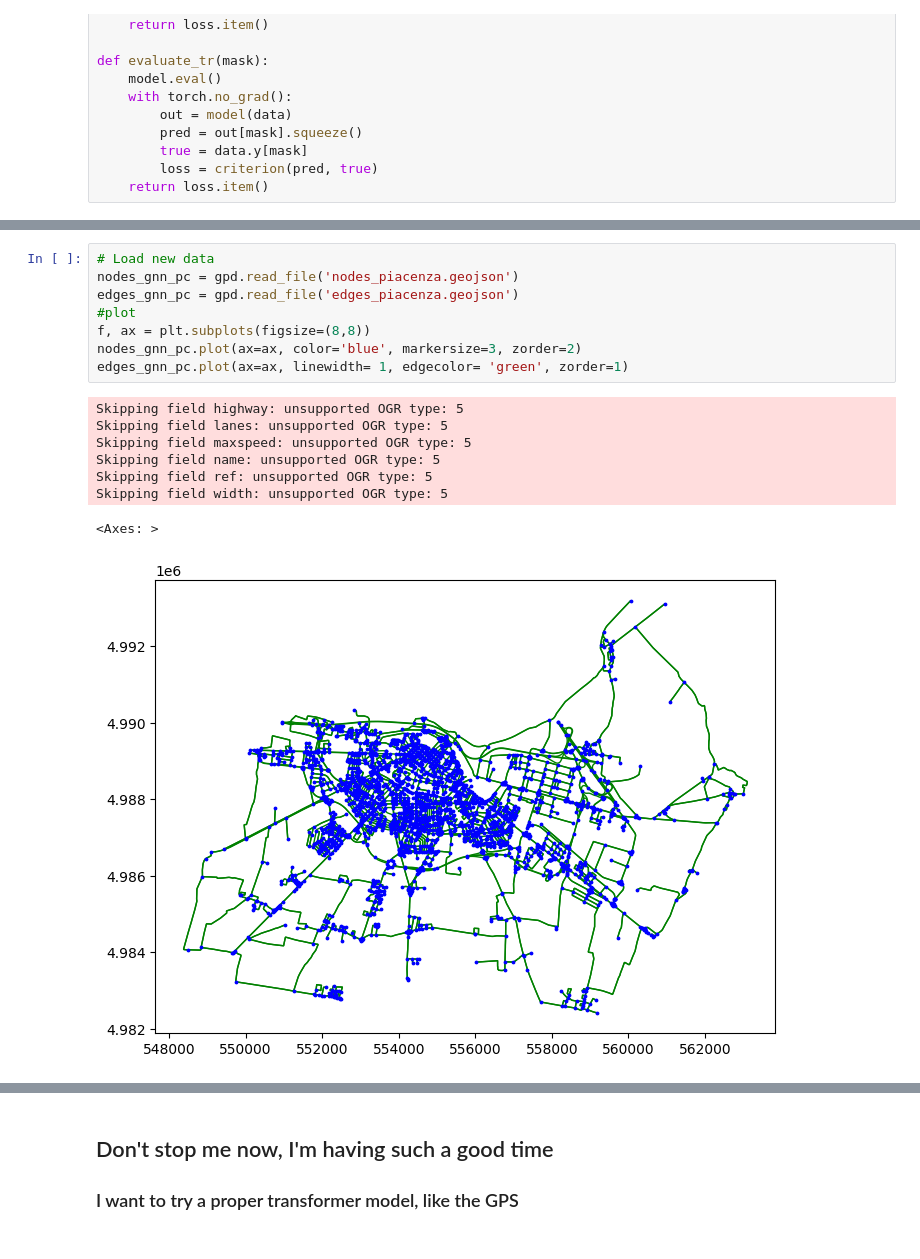
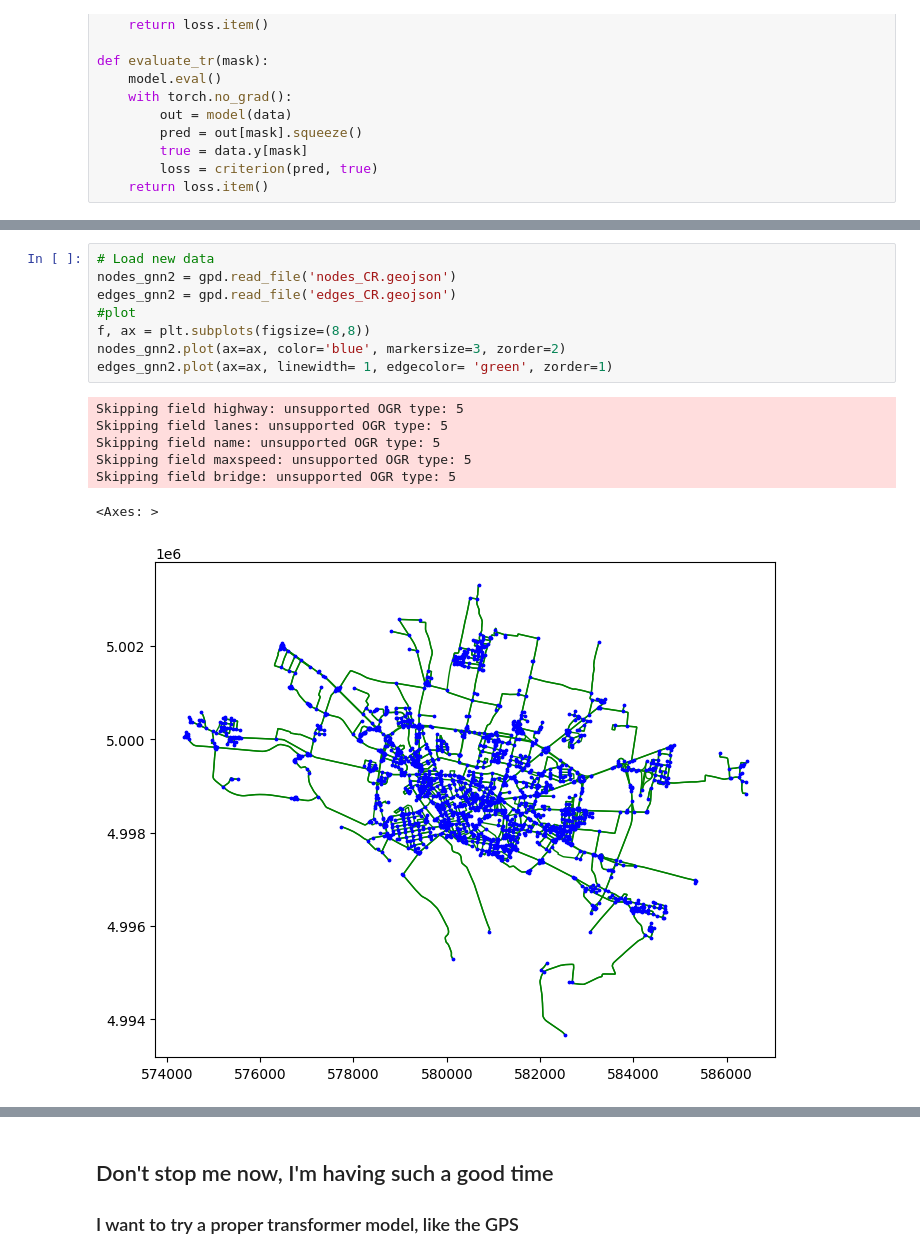
Before and after one commit to StefanoCarotti/FBK, a Jupyter notebook: GDS/CR/CR-2.ipynb, the cells around one changed output, grey strips where cells are left out. Drawn from its saved outputs; the diff is of its cells as text.

```diff
--- a/GDS/CR/CR-2.ipynb
+++ b/GDS/CR/CR-2.ipynb
@@ -533,19 +539,18 @@ plt.show()
 # %%
 # Load new data
-nodes_gnn_pc = gpd.read_file('nodes_piacenza.geojson')
-edges_gnn_pc = gpd.read_file('edges_piacenza.geojson')
+nodes_gnn2 = gpd.read_file('nodes_CR.geojson')
+edges_gnn2 = gpd.read_file('edges_CR.geojson')
 #plot
 f, ax = plt.subplots(figsize=(8,8))
-nodes_gnn_pc.plot(ax=ax, color='blue', markersize=3, zorder=2)
-edges_gnn_pc.plot(ax=ax, linewidth= 1, edgecolor= 'green', zorder=1)
+nodes_gnn2.plot(ax=ax, color='blue', markersize=3, zorder=2)
+edges_gnn2.plot(ax=ax, linewidth= 1, edgecolor= 'green', zorder=1)
 # %% [output]
 Skipping field highway: unsupported OGR type: 5
 Skipping field lanes: unsupported OGR type: 5
+Skipping field name: unsupported OGR type: 5
 Skipping field maxspeed: unsupported OGR type: 5
-Skipping field name: unsupported OGR type: 5
-Skipping field ref: unsupported OGR type: 5
-Skipping field width: unsupported OGR type: 5
+Skipping field bridge: unsupported OGR type: 5
 <Axes: >
-[figure, old version]
+[figure, new version]
 # %%
 # Check the data
```
Also changed, not shown: parts of 38 cells of this notebook, 1 other file.
